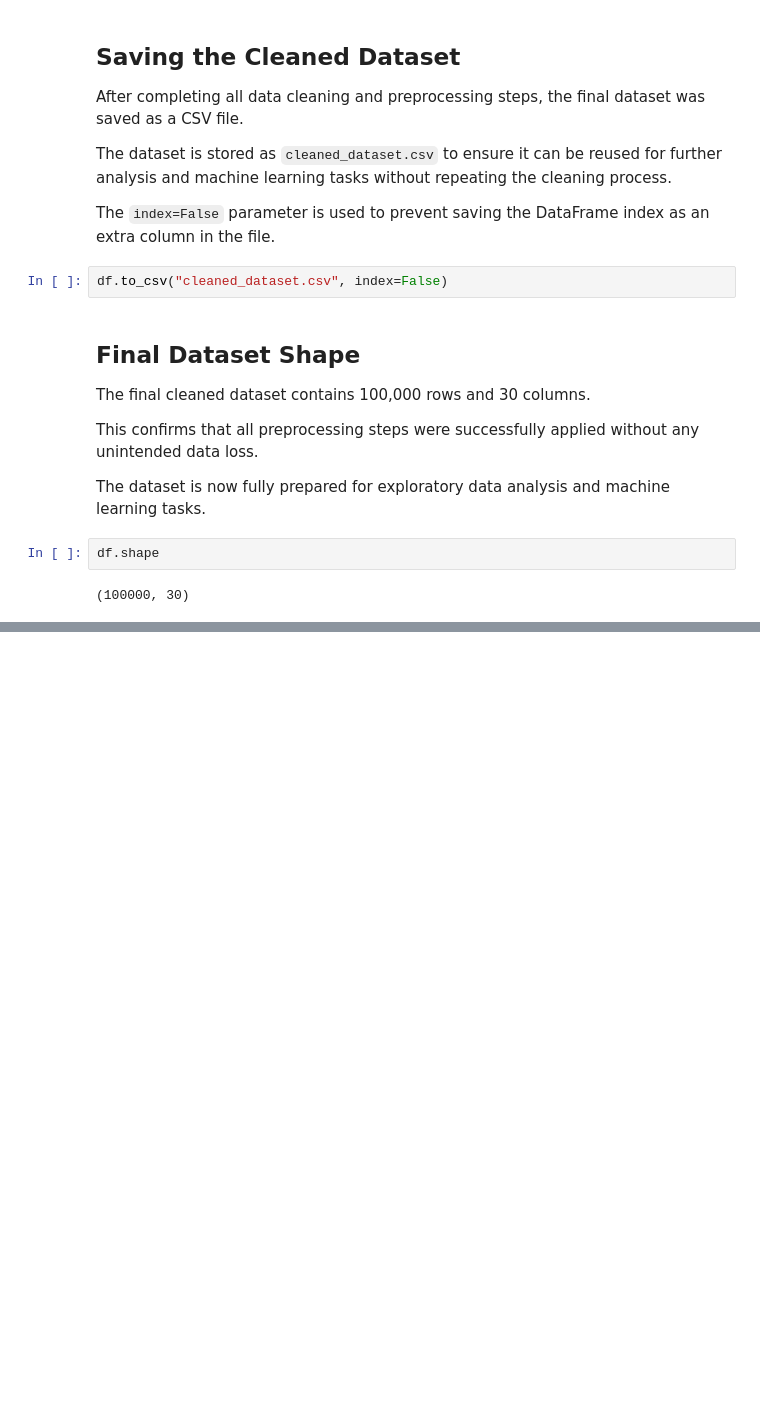
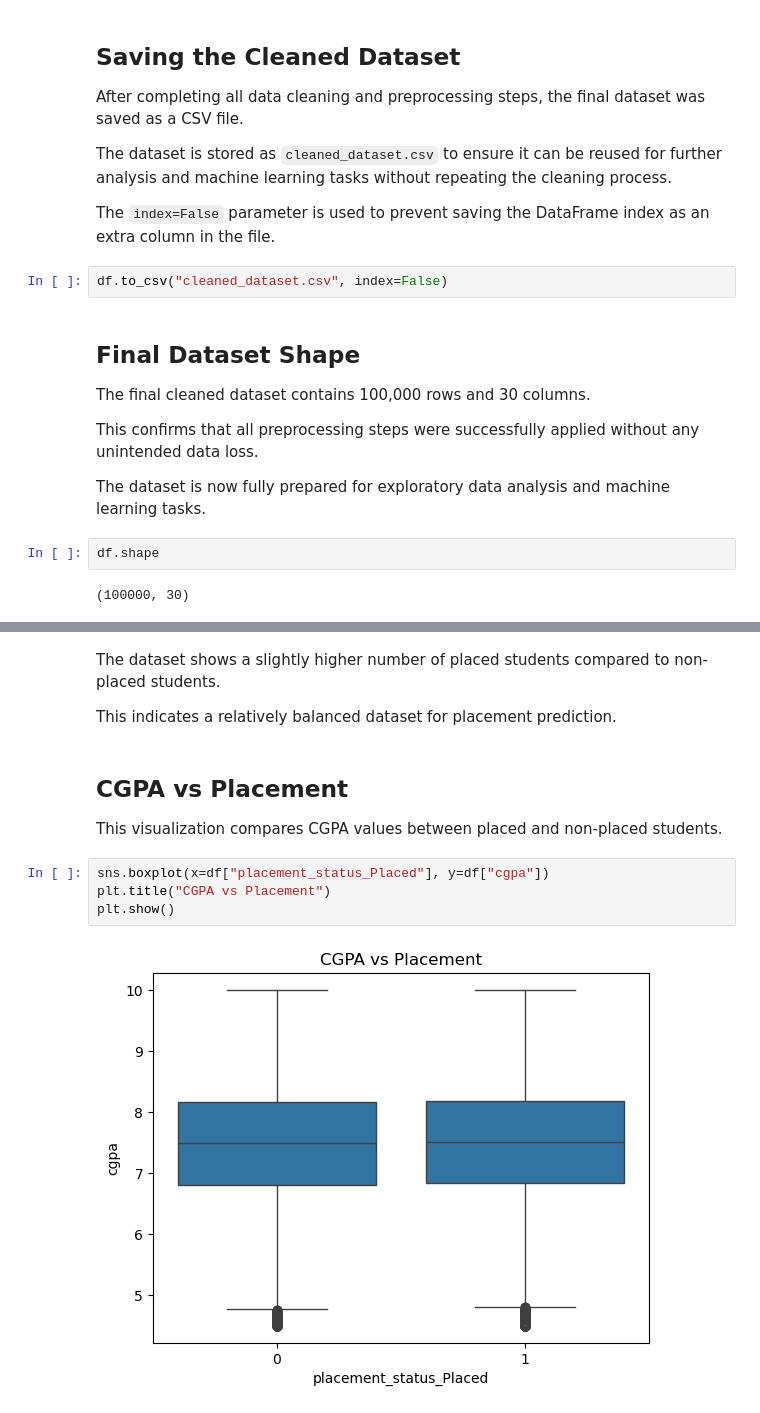
Before and after one commit to ABINAYA600/Student-job-analysis-project, a Jupyter notebook: 1_data_cleaning.ipynb, the cells around one changed output, grey strips where cells are left out. Cells and saved outputs as stored; diff of their text form; blank space fills up the shorter version.

```diff
--- a/1_data_cleaning.ipynb
+++ b/1_data_cleaning.ipynb
@@ -230,0 +246,14 @@ The dataset is now clean and ready for exploratory data analysis and modeling.
+# %% [markdown]
+The dataset shows a slightly higher number of placed students compared to non-placed students.
+
+This indicates a relatively balanced dataset for placement prediction.
+# %% [markdown]
+## CGPA vs Placement
+
+This visualization compares CGPA values between placed and non-placed students.
+# %%
+sns.boxplot(x=df["placement_status_Placed"], y=df["cgpa"])
+plt.title("CGPA vs Placement")
+plt.show()
+# %% [output]
+[figure, added]
```
Also changed, not shown: parts of 13 cells of this notebook.
